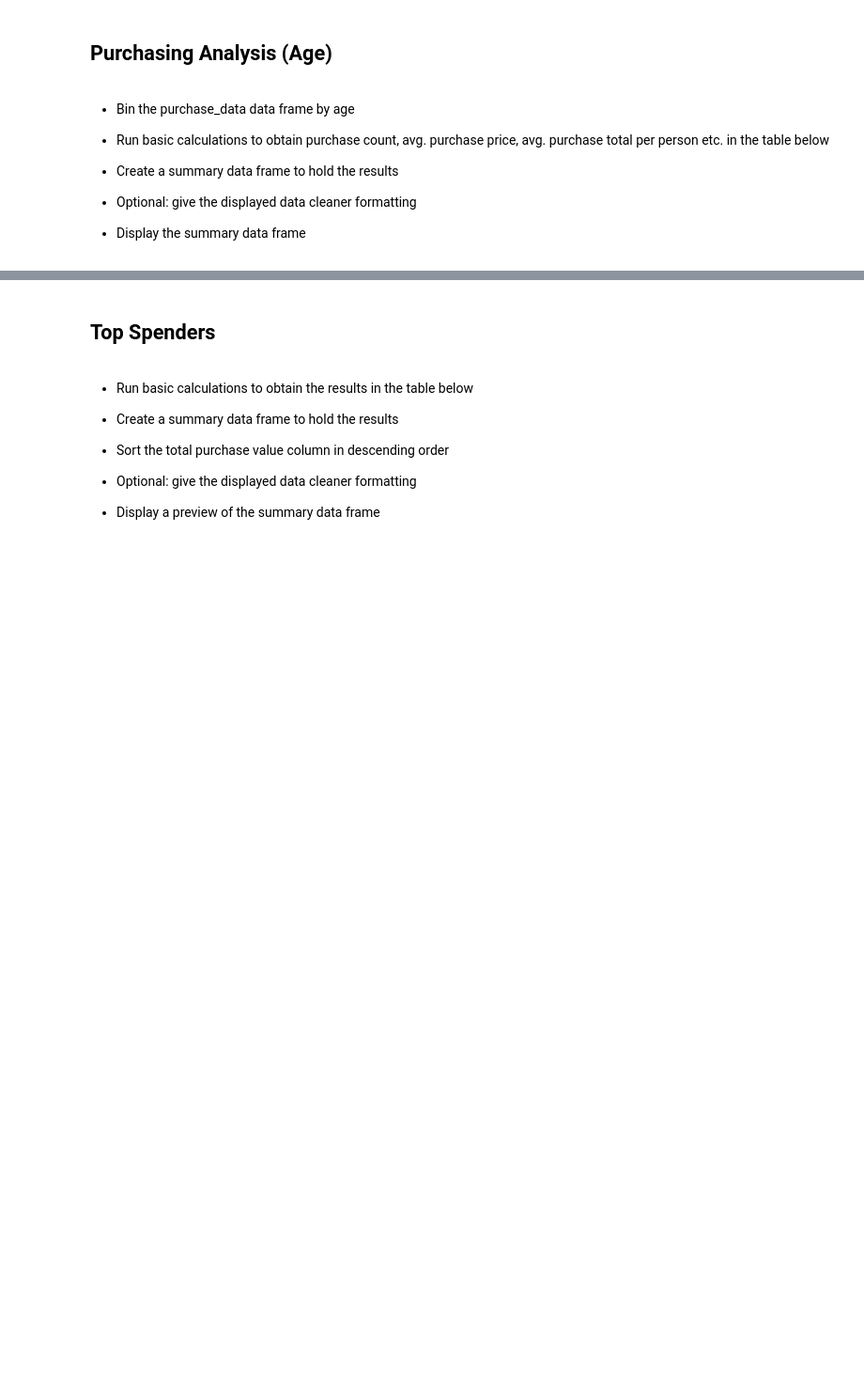
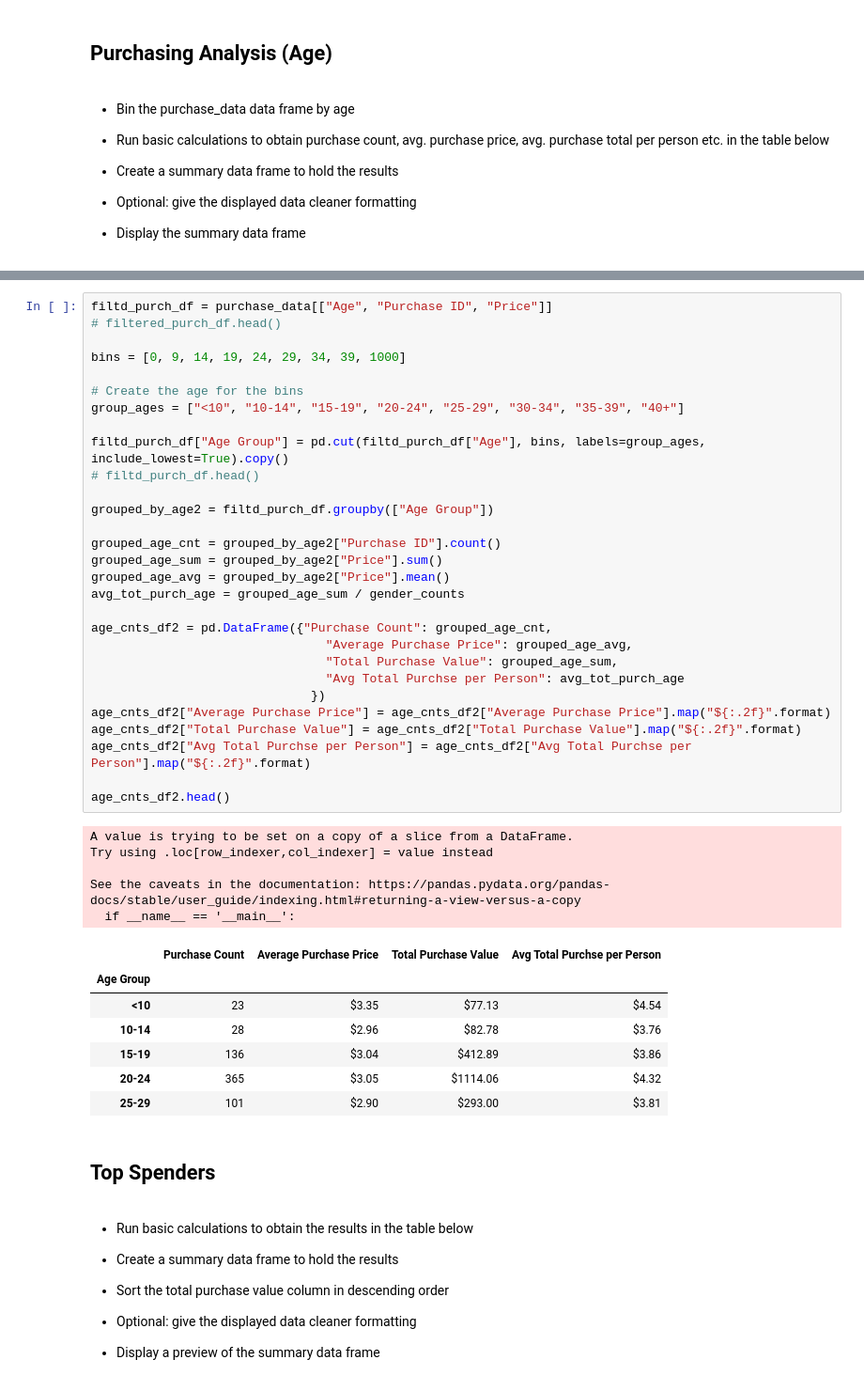
Before and after one commit to jeodaysju/pandas-challenge, a Jupyter notebook: HeroesOfPymoli/HeroesOfPymoli_starter.ipynb, the cells around one changed output, grey strips where cells are left out. Shown: that part at 94% size. Cells and saved outputs as stored; diff of their text form; blank space fills up the shorter version.

Commit message:
Finished all the Age groupb by bins

```diff
--- a/HeroesOfPymoli/HeroesOfPymoli_starter.ipynb
+++ b/HeroesOfPymoli/HeroesOfPymoli_starter.ipynb
@@ -206,3 +219,45 @@ gender_cnts_df2.head()
+# %%
+filtd_purch_df = purchase_data[["Age", "Purchase ID", "Price"]]
+# filtered_purch_df.head()
+
+bins = [0, 9, 14, 19, 24, 29, 34, 39, 1000]
+
+# Create the age for the bins
+group_ages = ["<10", "10-14", "15-19", "20-24", "25-29", "30-34", "35-39", "40+"]
+
+filtd_purch_df["Age Group"] = pd.cut(filtd_purch_df["Age"], bins, labels=group_ages, include_lowest=True).copy()
+# filtd_purch_df.head()
+
+grouped_by_age2 = filtd_purch_df.groupby(["Age Group"])
+
+grouped_age_cnt = grouped_by_age2["Purchase ID"].count()
+grouped_age_sum = grouped_by_age2["Price"].sum()
+grouped_age_avg = grouped_by_age2["Price"].mean()
+avg_tot_purch_age = grouped_age_sum / gender_counts
+
+age_cnts_df2 = pd.DataFrame({"Purchase Count": grouped_age_cnt,
+                                "Average Purchase Price": grouped_age_avg,
+                                "Total Purchase Value": grouped_age_sum,
+                                "Avg Total Purchse per Person": avg_tot_purch_age
+                              })
+age_cnts_df2["Average Purchase Price"] = age_cnts_df2["Average Purchase Price"].map("${:.2f}".format)
+age_cnts_df2["Total Purchase Value"] = age_cnts_df2["Total Purchase Value"].map("${:.2f}".format)
+age_cnts_df2["Avg Total Purchse per Person"] = age_cnts_df2["Avg Total Purchse per Person"].map("${:.2f}".format)
+
+age_cnts_df2.head()
+# %% [output]
+A value is trying to be set on a copy of a slice from a DataFrame.
+Try using .loc[row_indexer,col_indexer] = value instead
+
+See the caveats in the documentation: https://pandas.pydata.org/pandas-docs/stable/user_guide/indexing.html#returning-a-view-versus-a-copy
+  if __name__ == '__main__':
+|  | Purchase Count | Average Purchase Price | Total Purchase Value | Avg Total Purchse per Person |
+| Age Group |  |  |  |  |
+| <10 | 23 | $3.35 | $77.13 | $4.54 |
+| 10-14 | 28 | $2.96 | $82.78 | $3.76 |
+| 15-19 | 136 | $3.04 | $412.89 | $3.86 |
+| 20-24 | 365 | $3.05 | $1114.06 | $4.32 |
+| 25-29 | 101 | $2.90 | $293.00 | $3.81 |
 # %% [markdown]
 ## Top Spenders
 # %% [markdown]
```
Also changed, not shown: parts of 4 cells of this notebook.
